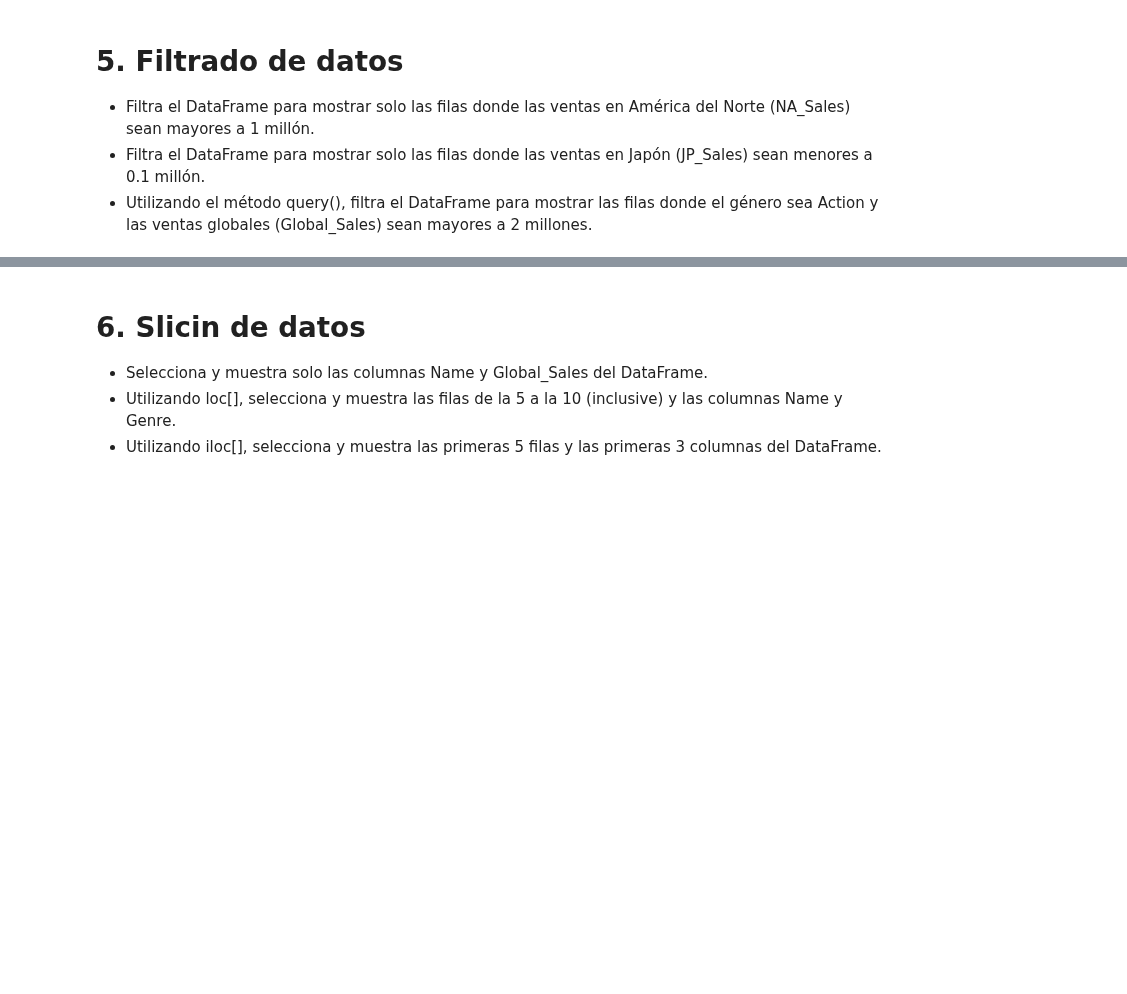
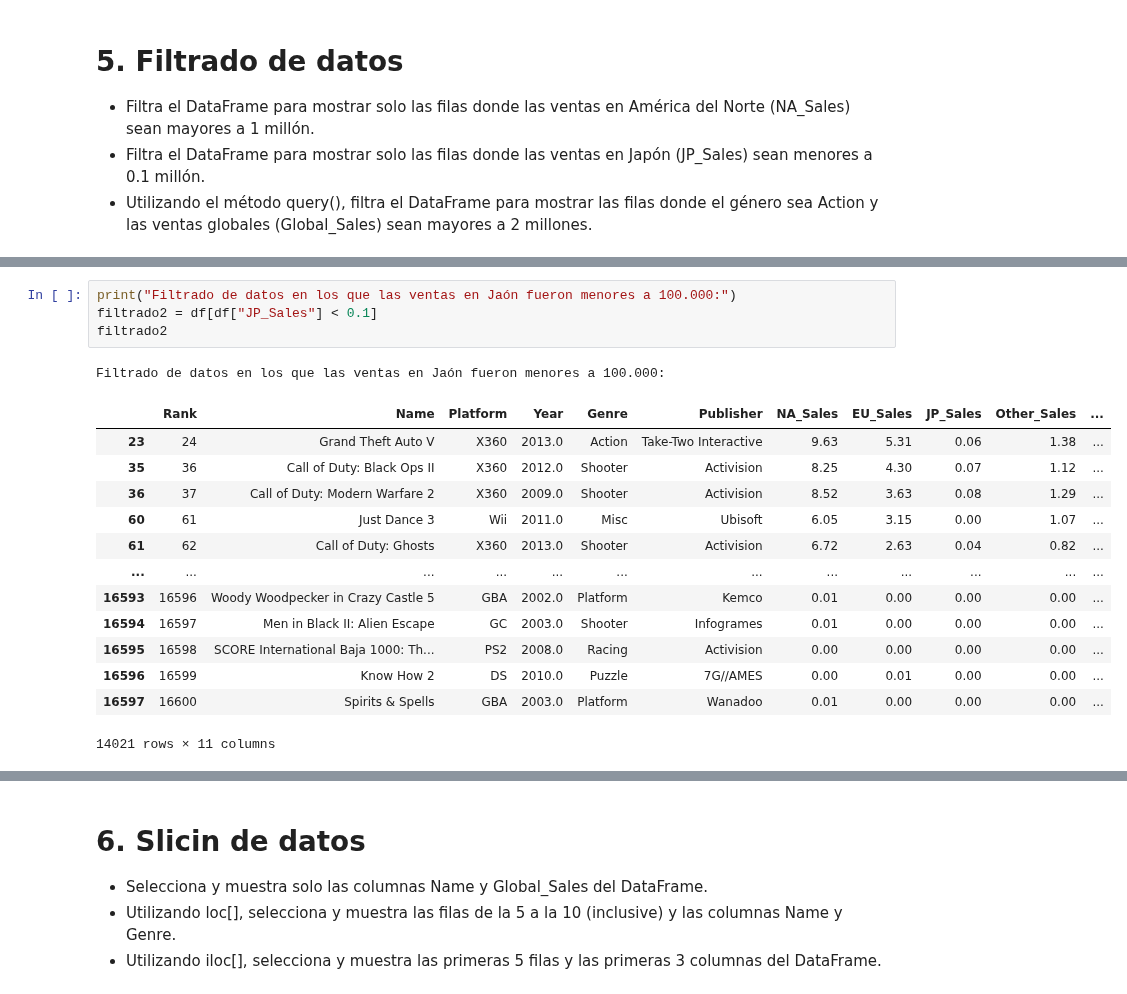
Before and after one commit to aldomujica97/Video_Games_Sales, a Jupyter notebook: notebooks/analisis.ipynb, the cells around one changed output, grey strips where cells are left out. Cells and saved outputs as stored; diff of their text form; blank space fills up the shorter version.

```diff
--- a/notebooks/analisis.ipynb
+++ b/notebooks/analisis.ipynb
@@ -121,0 +141,19 @@ array(['Wii', 'NES', 'GB', 'DS', 'X360', 'PS3', 'PS2', 'SNES', 'GBA',
+# %%
+print("Filtrado de datos en los que las ventas en Jaón fueron menores a 100.000:")
+filtrado2 = df[df["JP_Sales"] < 0.1]
+filtrado2
+# %% [output]
+Filtrado de datos en los que las ventas en Jaón fueron menores a 100.000:
+|  | Rank | Name | Platform | Year | Genre | Publisher | NA_Sales | EU_Sales | JP_Sales | Other_Sales | ... |
+| 23 | 24 | Grand Theft Auto V | X360 | 2013.0 | Action | Take-Two Interactive | 9.63 | 5.31 | 0.06 | 1.38 | ... |
+| 35 | 36 | Call of Duty: Black Ops II | X360 | 2012.0 | Shooter | Activision | 8.25 | 4.30 | 0.07 | 1.12 | ... |
+| 36 | 37 | Call of Duty: Modern Warfare 2 | X360 | 2009.0 | Shooter | Activision | 8.52 | 3.63 | 0.08 | 1.29 | ... |
+| 60 | 61 | Just Dance 3 | Wii | 2011.0 | Misc | Ubisoft | 6.05 | 3.15 | 0.00 | 1.07 | ... |
+| 61 | 62 | Call of Duty: Ghosts | X360 | 2013.0 | Shooter | Activision | 6.72 | 2.63 | 0.04 | 0.82 | ... |
+| ... | ... | ... | ... | ... | ... | ... | ... | ... | ... | ... | ... |
+| 16593 | 16596 | Woody Woodpecker in Crazy Castle 5 | GBA | 2002.0 | Platform | Kemco | 0.01 | 0.00 | 0.00 | 0.00 | ... |
+| 16594 | 16597 | Men in Black II: Alien Escape | GC | 2003.0 | Shooter | Infogrames | 0.01 | 0.00 | 0.00 | 0.00 | ... |
+| 16595 | 16598 | SCORE International Baja 1000: Th... | PS2 | 2008.0 | Racing | Activision | 0.00 | 0.00 | 0.00 | 0.00 | ... |
+| 16596 | 16599 | Know How 2 | DS | 2010.0 | Puzzle | 7G//AMES | 0.00 | 0.01 | 0.00 | 0.00 | ... |
+| 16597 | 16600 | Spirits & Spells | GBA | 2003.0 | Platform | Wanadoo | 0.01 | 0.00 | 0.00 | 0.00 | ... |
+14021 rows × 11 columns
```
Also changed, not shown: parts of 5 cells of this notebook.
